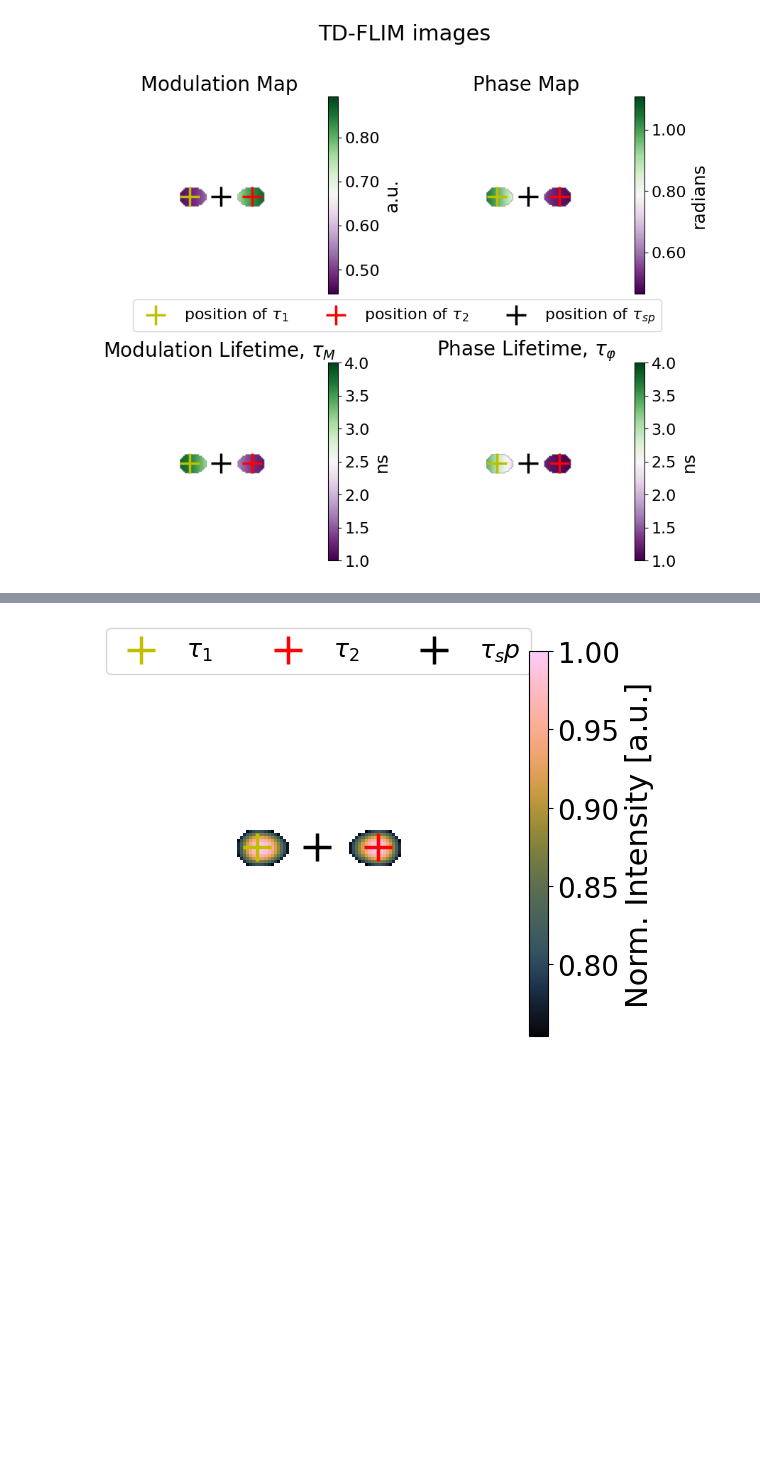
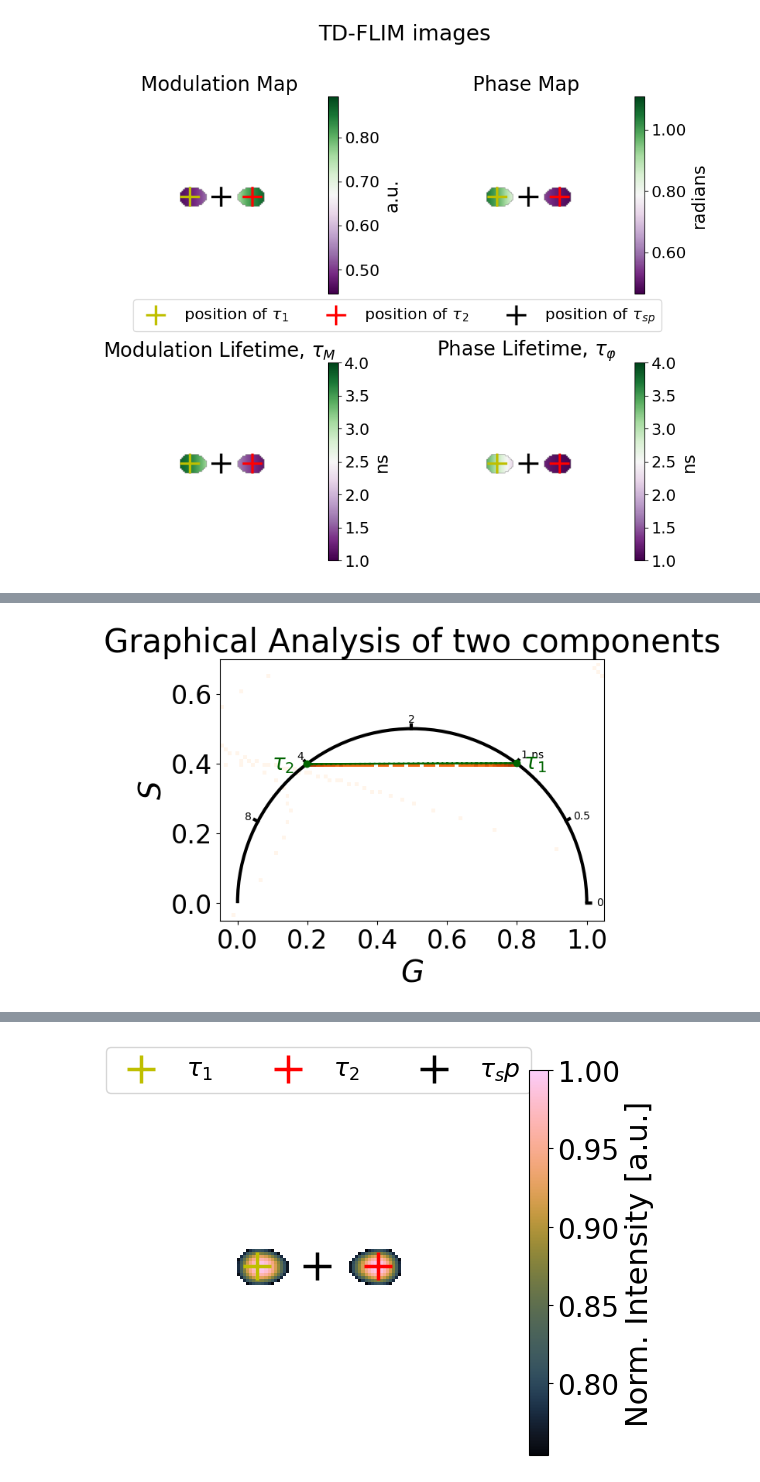
Before and after one commit to MarioGoG/MSSR-FLIM-2025, a Jupyter notebook: code/05_TD-FLIM_MSSR_doc.ipynb, the cells around one changed output, grey strips where cells are left out. Saved outputs shown, nothing was run; the diff lists cells and outputs as text; code cells hidden in the pictures; blank space fills up the shorter version.

```diff
--- a/code/05_TD-FLIM_MSSR_doc.ipynb
+++ b/code/05_TD-FLIM_MSSR_doc.ipynb
@@ -638,0 +966,66 @@ from phasorpy.plot import PhasorPlot
+# %%
+# ============================================================
+# COMPONENT ANALYSIS IN PHASOR SPACE
+# ------------------------------------------------------------
+# Draw the phasor cloud of the raw Sparrow-limit image together with the
+# straight line joining the two theoretical components (tau_1, tau_2).
+# ============================================================
+
+import numpy as np
+np.random.seed(42)
+
+# ---- Style for the component line drawn on the phasor plot ----
+component_style = {
+    'linestyle' : '--',
+    'linewidth' : 1.7,
+    'marker'    : 'o',
+    'color'     : 'darkgreen',
+    'fontsize'  : 20,
+    'fontweight': 'bold',
+}
+
+# ---- Figure formatting ----
+fontsize   = 30
+labelsize  = 28
+ticksize   = 24
+legendsize = 18
+
+# Linewidths
+lw        = 3.0    # phasor semicircle
+lw_plot   = 2.5    # generic curves
+lw_cursor = 3      # cursors
+
+# Colors / colormaps
+sc_color  = 'k'          # semicircle
+cmap_ph   = 'Oranges'    # phasor 2D histogram
+intensity = 'gray'       # intensity images
+tag_color = 'dimgray'    # component line / labels
+cmap_c    = 'Purples_r'  # contour plots
+
+# Phasor histogram bins
+n_bin = 100
+
+# ---- Theoretical components ----
+# Pure-lifetime phasor coordinates for the two fluorophores
+component_lifetimes = [1, 4]  # ns  [tau_1, tau_2]
+component_real, component_imag = phasor_from_lifetime(frequency, component_lifetimes)
+
+# ---- Build the phasor plot ----
+plot = PhasorPlot(allquadrants=False)
+plot.semicircle(frequency=frequency, linewidth=lw, color=sc_color)
+plot.hist2d(real_spa, imag_spa, cmap=cmap_ph, bins=n_bin)
+
+# Draw the dashed line joining the two components
+plot.components(
+    component_real, component_imag,
+    labels=[' 'r'$\tau_1$', r'$\tau_2$   '],
+    **component_style,
+)
+
+plt.xlabel('$G$', fontsize=labelsize)
+plt.ylabel('$S$', fontsize=labelsize)
+plt.tick_params(axis='both', labelsize=ticksize)
+plt.title('Graphical Analysis of two components', fontsize=fontsize)
+plot.show()
+# %% [output]
+[figure, added]
```
Also changed, not shown: parts of 21 cells of this notebook.
